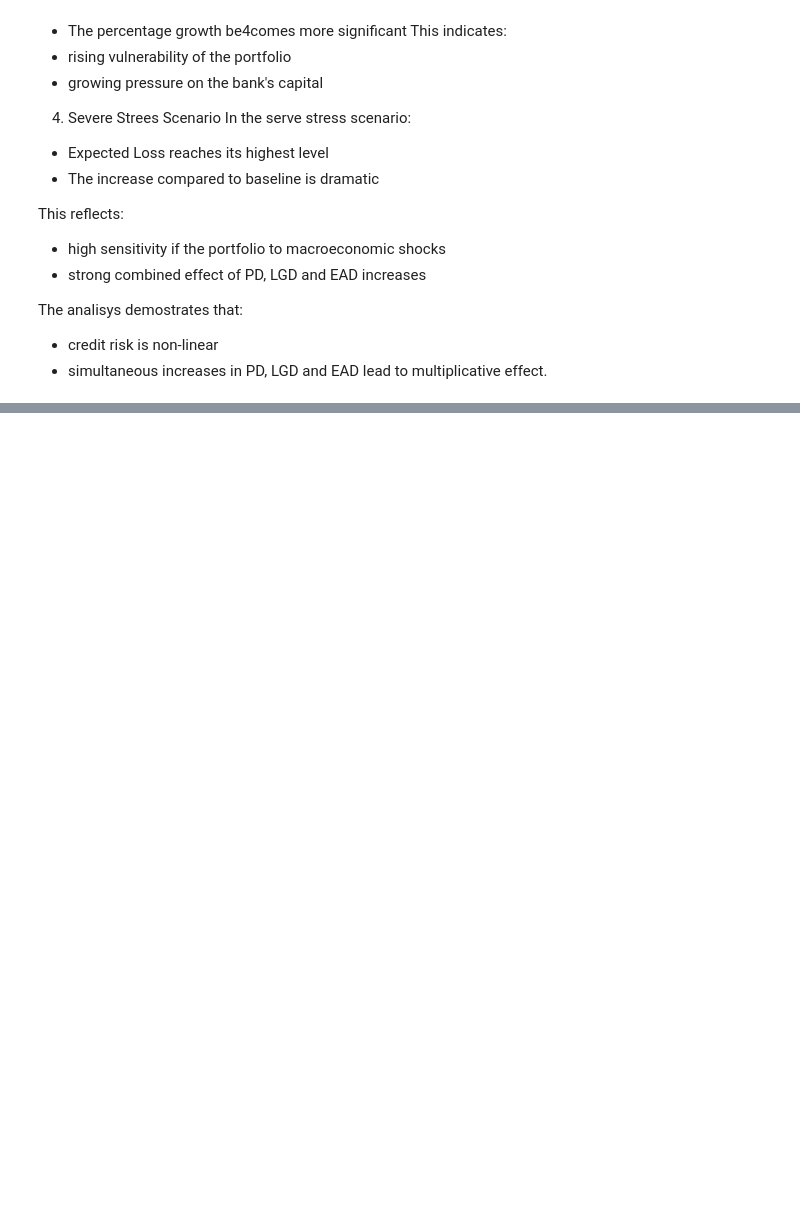
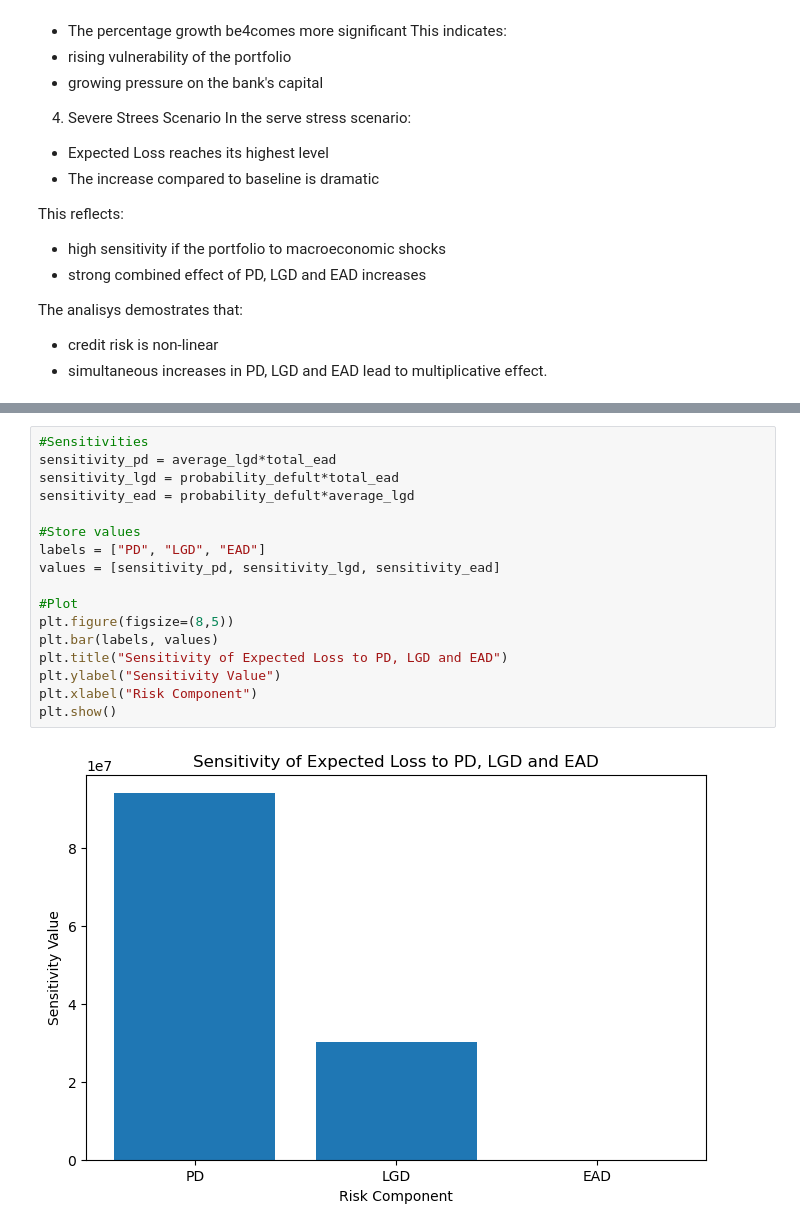
Before and after one commit to cvetelinamin/Math-Concepts-for-Developers-Exam-Project, a Jupyter notebook: Credit Risk Scoring System.ipynb, the cells around one changed output, grey strips where cells are left out. Cells and saved outputs as stored; diff of their text form; blank space fills up the shorter version.

Commit message:
Add sensitivity analysis

```diff
--- a/Credit Risk Scoring System.ipynb
+++ b/Credit Risk Scoring System.ipynb
@@ -520,0 +536,19 @@ The analisys demostrates that:
+# %%
+#Sensitivities
+sensitivity_pd = average_lgd*total_ead
+sensitivity_lgd = probability_defult*total_ead
+sensitivity_ead = probability_defult*average_lgd
+
+#Store values
+labels = ["PD", "LGD", "EAD"]
+values = [sensitivity_pd, sensitivity_lgd, sensitivity_ead]
+
+#Plot
+plt.figure(figsize=(8,5))
+plt.bar(labels, values)
+plt.title("Sensitivity of Expected Loss to PD, LGD and EAD")
+plt.ylabel("Sensitivity Value")
+plt.xlabel("Risk Component")
+plt.show()
+# %% [output]
+[figure, added]
```
Also changed, not shown: parts of 10 cells of this notebook.
